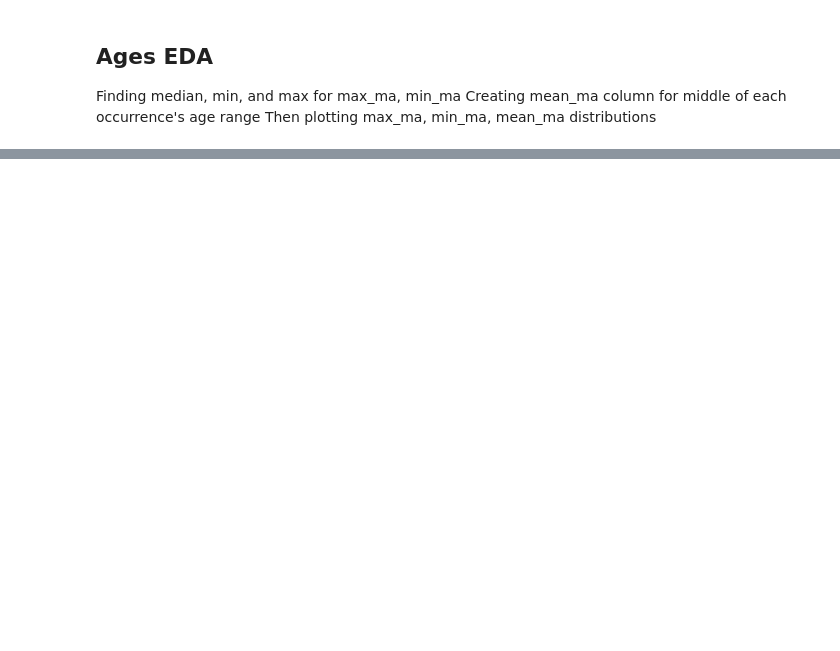
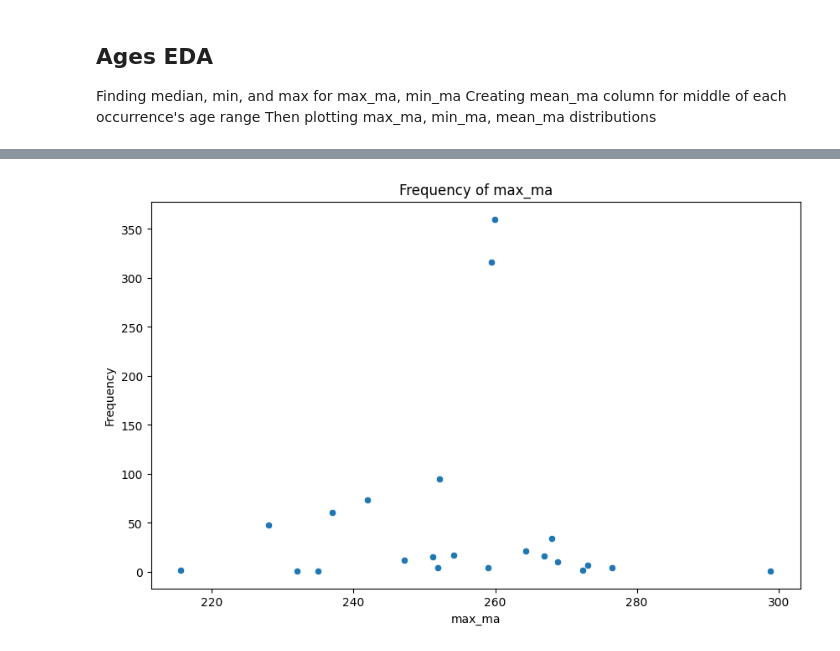
Before and after one commit to shelleylwang/BDNN_Arielli, a Jupyter notebook: synapsida_eda.ipynb, the cells around one changed output, grey strips where cells are left out. Drawn from its saved outputs; the diff is of its cells as text; code cells hidden in the pictures; blank space fills up the shorter version.

```diff
--- a/synapsida_eda.ipynb
+++ b/synapsida_eda.ipynb
@@ -82 +218,5 @@ scatter(synapsida2['min_ma'], 'LAD')
+# %%
+scatter('max_ma')
+# %% [output]
+[figure, added]
 # %%
```
Also changed, not shown: parts of 20 cells of this notebook.
